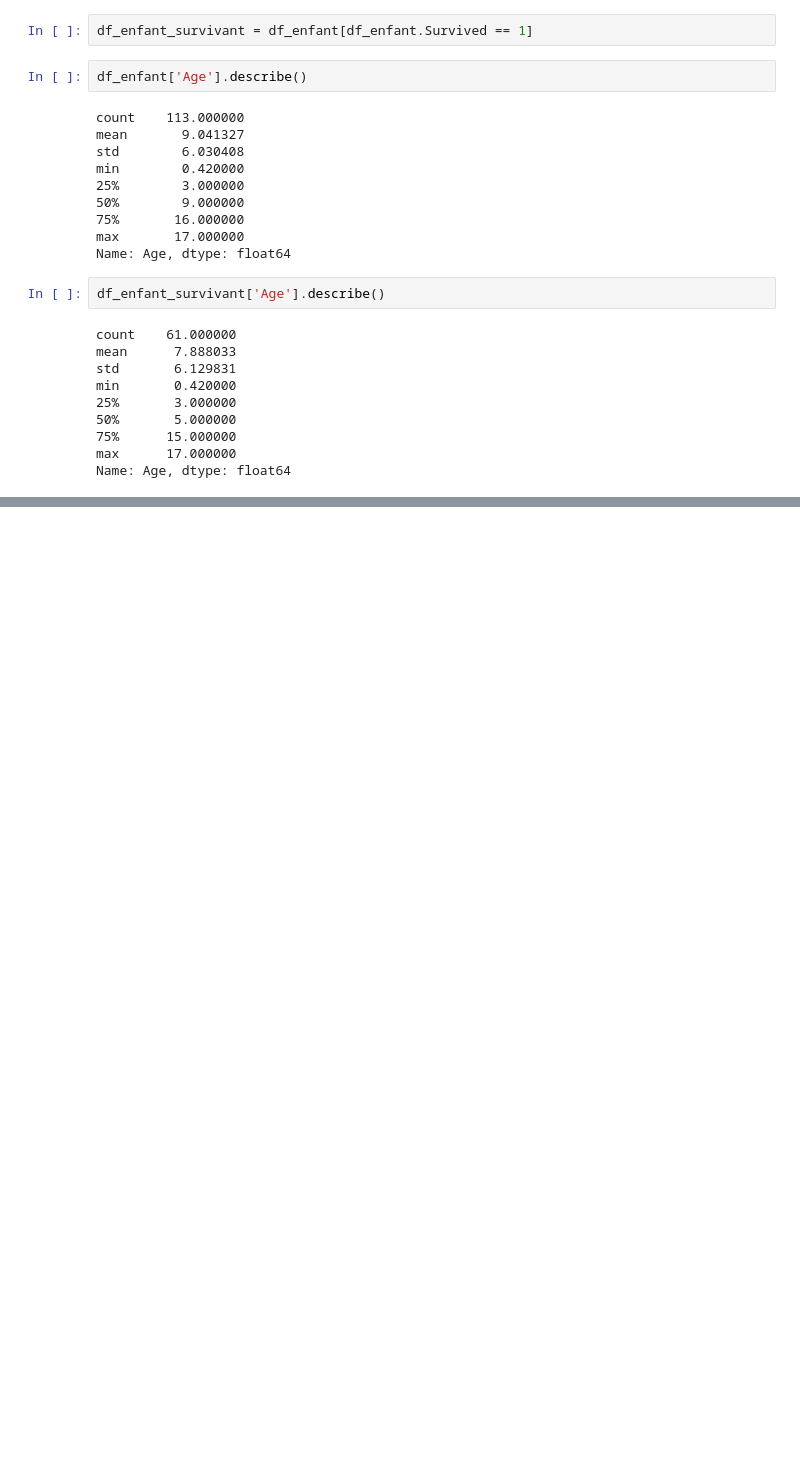
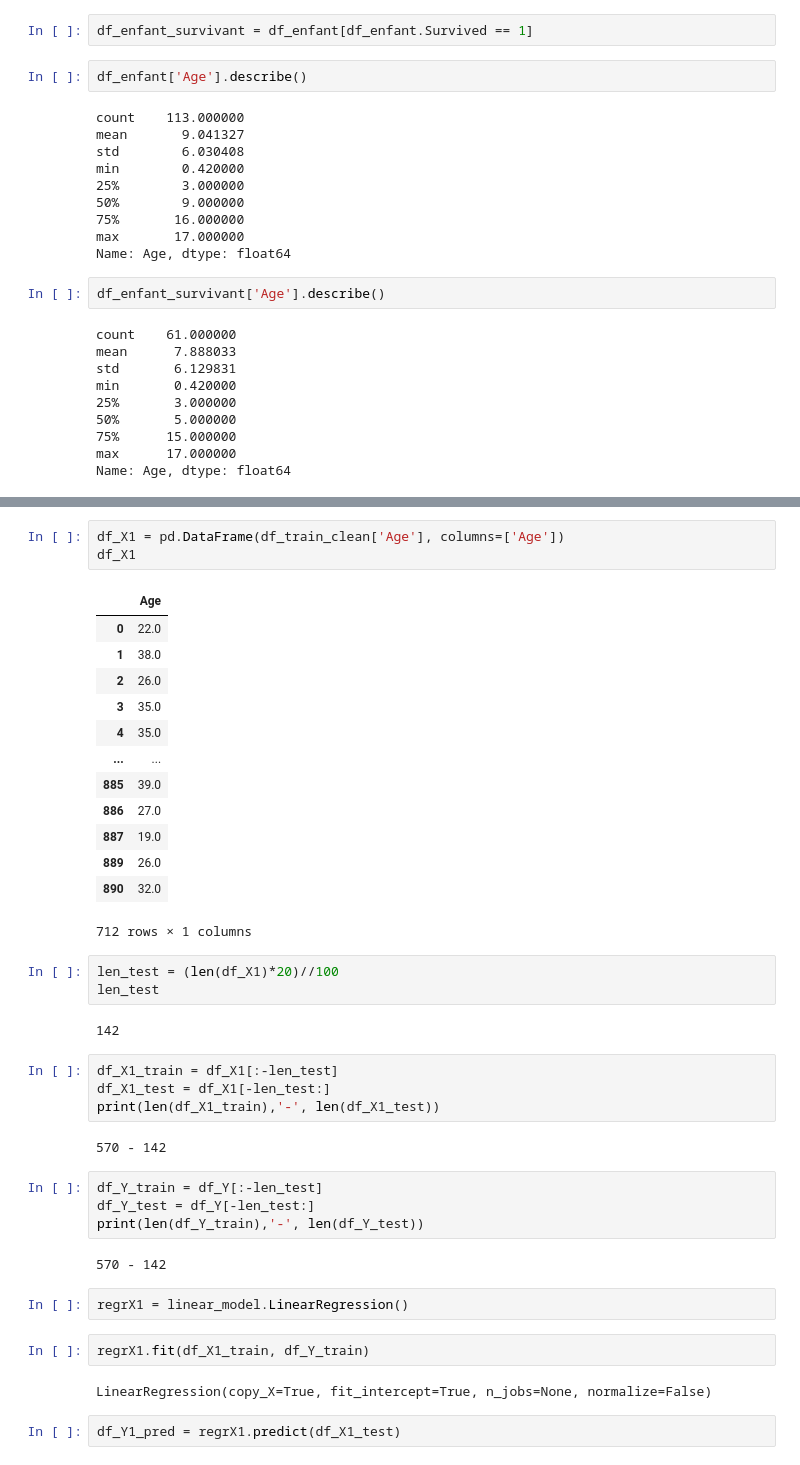
Before and after one commit to Eytuzhee/project_titanic, a Jupyter notebook: work.ipynb, the cells around one changed output, grey strips where cells are left out. Cells and saved outputs as stored; diff of their text form; blank space fills up the shorter version.

```diff
--- a/work.ipynb
+++ b/work.ipynb
@@ -185,0 +210,42 @@ Name: Age, dtype: float64
+# %%
+df_X1 = pd.DataFrame(df_train_clean['Age'], columns=['Age'])
+df_X1
+# %% [output]
+|  | Age |
+| 0 | 22.0 |
+| 1 | 38.0 |
+| 2 | 26.0 |
+| 3 | 35.0 |
+| 4 | 35.0 |
+| ... | ... |
+| 885 | 39.0 |
+| 886 | 27.0 |
+| 887 | 19.0 |
+| 889 | 26.0 |
+| 890 | 32.0 |
+712 rows × 1 columns
+# %%
+len_test = (len(df_X1)*20)//100
+len_test
+# %% [output]
+142
+# %%
+df_X1_train = df_X1[:-len_test]
+df_X1_test = df_X1[-len_test:]
+print(len(df_X1_train),'-', len(df_X1_test))
+# %% [output]
+570 - 142
+# %%
+df_Y_train = df_Y[:-len_test]
+df_Y_test = df_Y[-len_test:]
+print(len(df_Y_train),'-', len(df_Y_test))
+# %% [output]
+570 - 142
+# %%
+regrX1 = linear_model.LinearRegression()
+# %%
+regrX1.fit(df_X1_train, df_Y_train)
+# %% [output]
+LinearRegression(copy_X=True, fit_intercept=True, n_jobs=None, normalize=False)
+# %%
+df_Y1_pred = regrX1.predict(df_X1_test)
```
Also changed, not shown: parts of 50 cells of this notebook.
